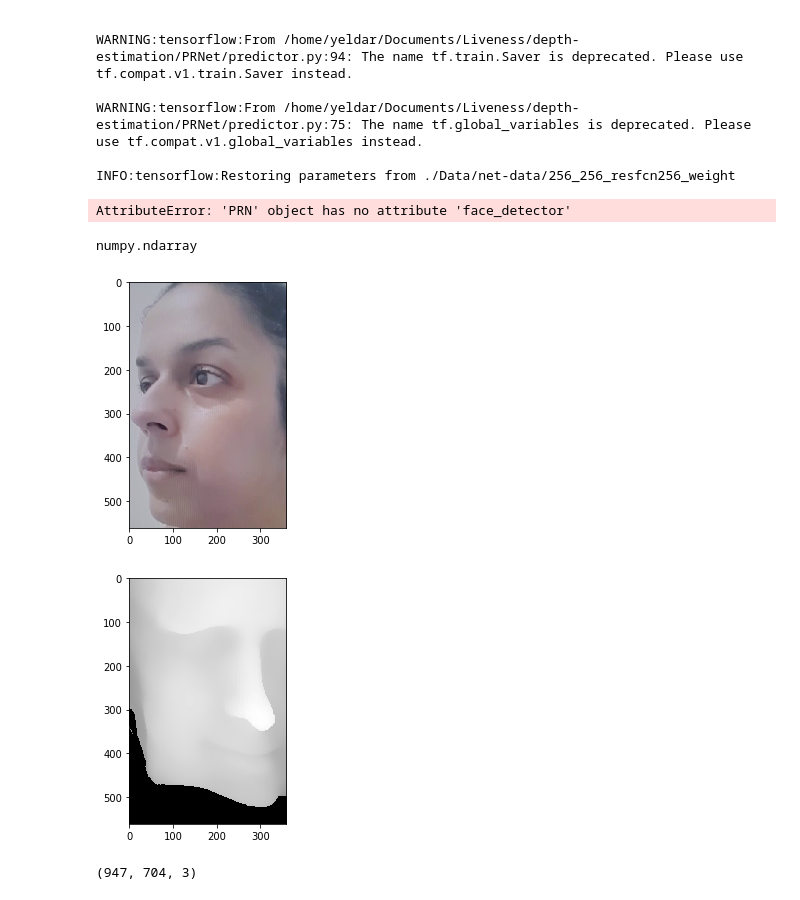
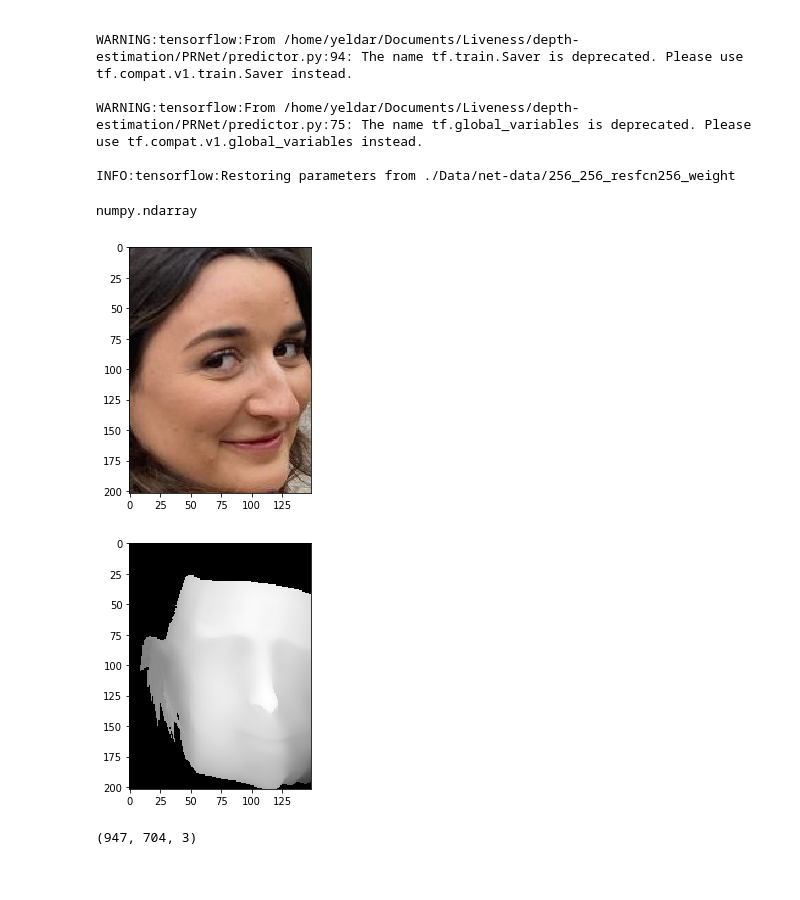
Before and after one commit to yeldartoktasynov/PRNet, a Jupyter notebook: Untitled.ipynb, the cells around one changed output. Saved outputs shown, nothing was run; the diff lists cells and outputs as text; code cells hidden in the pictures.

```diff
--- a/Untitled.ipynb
+++ b/Untitled.ipynb
@@ -26,7 +26,7 @@ If you depend on functionality not listed there, please file an issue.
 # %%
 # ---- init PRN
 os.environ['CUDA_VISIBLE_DEVICES'] = '0' # GPU number, -1 for CPU
-prn = PRN(is_dlib = False)
+prn = PRN(is_dlib = True)
 # %% [output]
 WARNING:tensorflow:From /home/yeldar/Documents/Liveness/depth-estimation/PRNet/predictor.py:89: The name tf.placeholder is deprecated. Please use tf.compat.v1.placeholder instead.
 
@@ -67,7 +67,7 @@ isDepth = True
 isFront = False
 # %%
 # for i, image_path in enumerate(image_path_list):
-i = 7
+i = 3
 name = image_path_list[i].strip().split('/')[-1][:-4]
 
 # read image
@@ -82,20 +82,10 @@ if isDlib:
         image = (image*255).astype(np.uint8)
     pos = prn.process(image) # use dlib to detect face
 
-
-if is3d:
-    # 3D vertices
-    vertices = prn.get_vertices(pos)
-    if isFront:
-        save_vertices = frontalize(vertices)
-    else:
-        save_vertices = vertices.copy()
-    save_vertices[:,1] = h - 1 - save_vertices[:,1]
+vertices = prn.get_vertices(pos)
 
 depth_image = get_depth_image(vertices, prn.triangles, h, w, True)
 # imsave(os.path.join(save_folder, name + '_depth.jpg'), depth_image)
-# %% [output]
-AttributeError: 'PRN' object has no attribute 'face_detector'
 # %%
 type(depth_image)
 # %% [output]
@@ -103,19 +93,19 @@ numpy.ndarray
 # %%
 from skimage import io
 
-i = 7
+i = 3
 name = image_path_list[i].strip().split('/')[-1][:-4]
 
 # read image
 image = imread(image_path_list[i])
 io.imshow(image)
 io.show()
 
 io.imshow(depth_image)
 io.show()
 # %% [output]
-[figure, old version]
+[figure, new version]
-[figure, old version]
+[figure, new version]
 # %%
 image.shape
 # %% [output]
```
Also changed, not shown: 10 other files.
